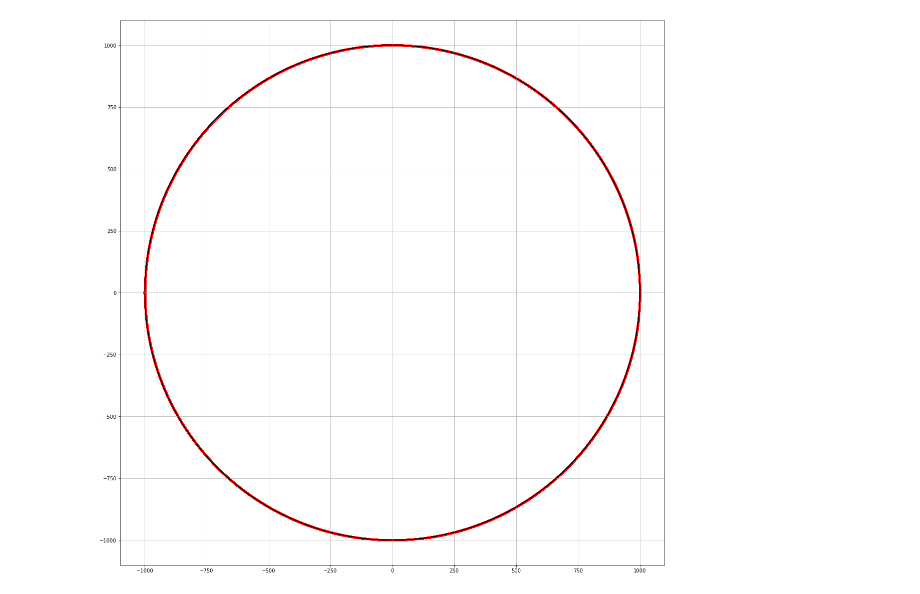
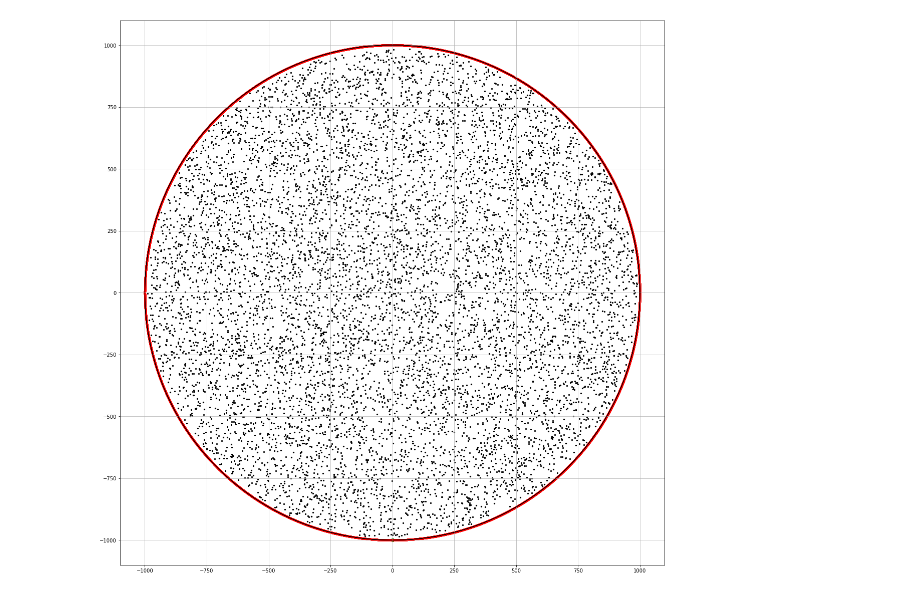
Before and after one commit to YongJunYou/grahamscan_2022, a Jupyter notebook: data_visualization.ipynb, the cells around one changed output. Saved outputs shown, nothing was run; the diff lists cells and outputs as text; code cells hidden in the pictures.

```diff
--- a/data_visualization.ipynb
+++ b/data_visualization.ipynb
@@ -2,18 +2,19 @@
 import matplotlib.pyplot as plt
 import numpy as np
 import math
-# %%
-def read_point(file_name) :
-    li = []
-    with open (f'{file_name}.txt', 'r') as f :
-        for line in f :
-            xyPoint = line.split(' ')
-            li.append([])
-            x = xyPoint[0]
-            y = xyPoint[1][:-1]
-            li[-1].append(float(x))
-            li[-1].append(float(y))
-    return li
+# %%
+def read_point(file_name) :
+    li = []
+    with open (f'{file_name}.txt', 'r') as f :
+        lines = f.readlines()
+        for line in lines[1:] :
+            xyPoint = line.split('	')
+            li.append([])
+            x = xyPoint[1]
+            y = xyPoint[2][:-1]
+            li[-1].append(float(x))
+            li[-1].append(float(y))
+    return li
 # %%
 def read_answer(file_name) :
     li = []
@@ -65,23 +66,23 @@ def draw_2d_line(_list, _color = 'black' ,_line_style = 'solid', _line_width = 0
 # %%
 if __name__ == '__main__' :
     plt.figure(figsize=(20,20))
 
     plt.axes().set_aspect('equal')  # xy 비율
 
     plt.grid(True, alpha=0.9)       # 그리드 투명도
     #plt.xticks(np.arange(5,100,10))   # 간격 설정 (시작, 끝, 간격)
     #plt.yticks(np.arange(5,100,10))
     #plt.gca().add_artist(plt.Circle([505,505], 105, fill = False))    # 원 그리기 (시작점, 길이, 채우기)
 
-    #li = read_point('input')
+    li = read_point('data/percent_10/N100000_10')
     answer = read_answer('output')
 
-    #draw_coordinate(li)
+    draw_coordinate(li)
     draw_coordinate([answer[0]], 'green', 40)
     draw_coordinate(answer[1:], 'red', 10)
 
 
     draw_2d_line(answer,'black','solid',1)
     plt.show()
 # %% [output]
-[figure, old version]
+[figure, new version]
```
Also changed, not shown: 11 other files.
